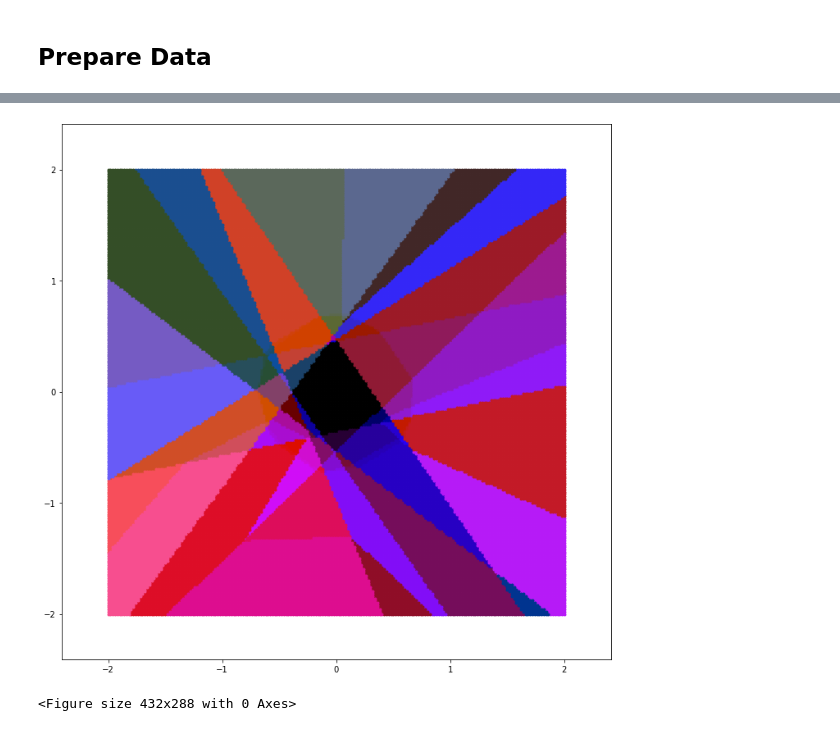
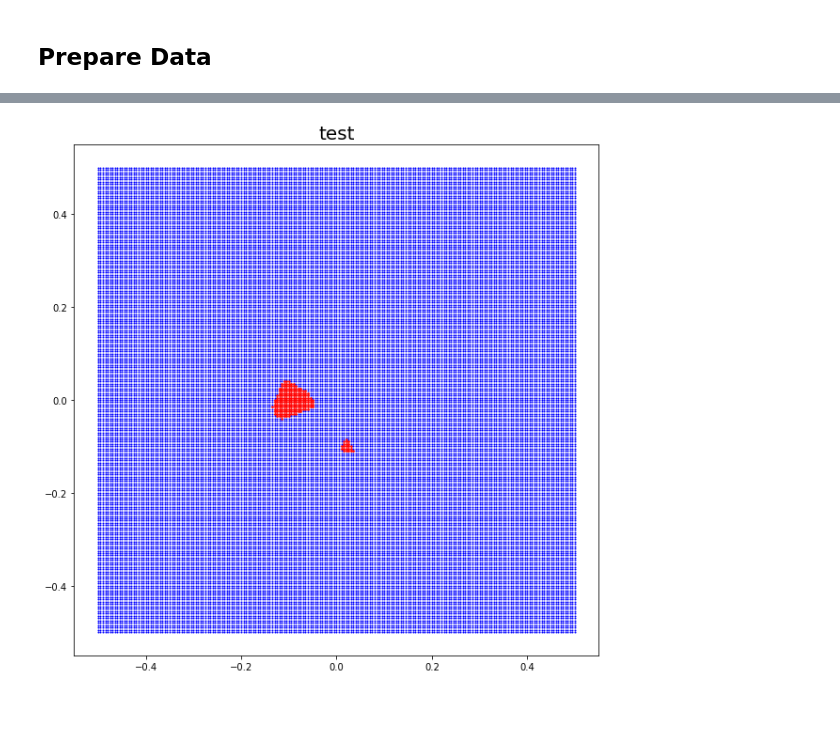
Before and after one commit to LinkRogers/Work, a Jupyter notebook: adv/tensorflow_iterative.ipynb, the cells around one changed output, grey strips where cells are left out. Drawn from its saved outputs; the diff is of its cells as text; code cells hidden in the pictures.

```diff
--- a/adv/tensorflow_iterative.ipynb
+++ b/adv/tensorflow_iterative.ipynb
@@ -214,8 +237,7 @@ one_class_test = np.where(Y_test[:, 1])
 plt.figure(figsize=(10, 10))
 plt.scatter(X_test[zero_class_test, 0], X_test[zero_class_test, 1], marker='o',s=3, facecolors='r', linewidths=1, label='Class 1')
 plt.scatter(X_test[one_class_test, 0], X_test[one_class_test, 1], marker='o', s=1, facecolors='b', linewidths=1, label='Class 2')
-plt.title('test,fontsize=20)
-#plt.show()
-plt.savefig('test'+str(x))
+plt.title('test',fontsize=20)
+plt.show()
 plt.close()
 # %% [output]
@@ -223,13 +244 @@ SyntaxError: EOL while scanning string literal (<ipython-input-7-91ba76cc0567>,
+[figure, added]
-# %%
-progress = 0
-plt.figure(figsize=(12, 12))
-for k in range(len(cluster_index)):
-    progress += 1
-    #print("Progress:{0}%".format(round((progress + 1) * 100 / len(cluster_index))), end="\r")
-    plt.scatter(X_test[cluster_index[k], 0], X_test[cluster_index[k], 1], marker='o',s=4, color=colors[data_activation_color[cluster_index[k]][0]]/255.0, linewidths=2)
-plt.margins(x=0.1, y=0.1)
-plt.show()
-plt.savefig('activation')
-# %% [output]
-[figure, removed]
-<Figure size 432x288 with 0 Axes>
```
Also changed, not shown: parts of 10 cells of this notebook, 6 other files.
